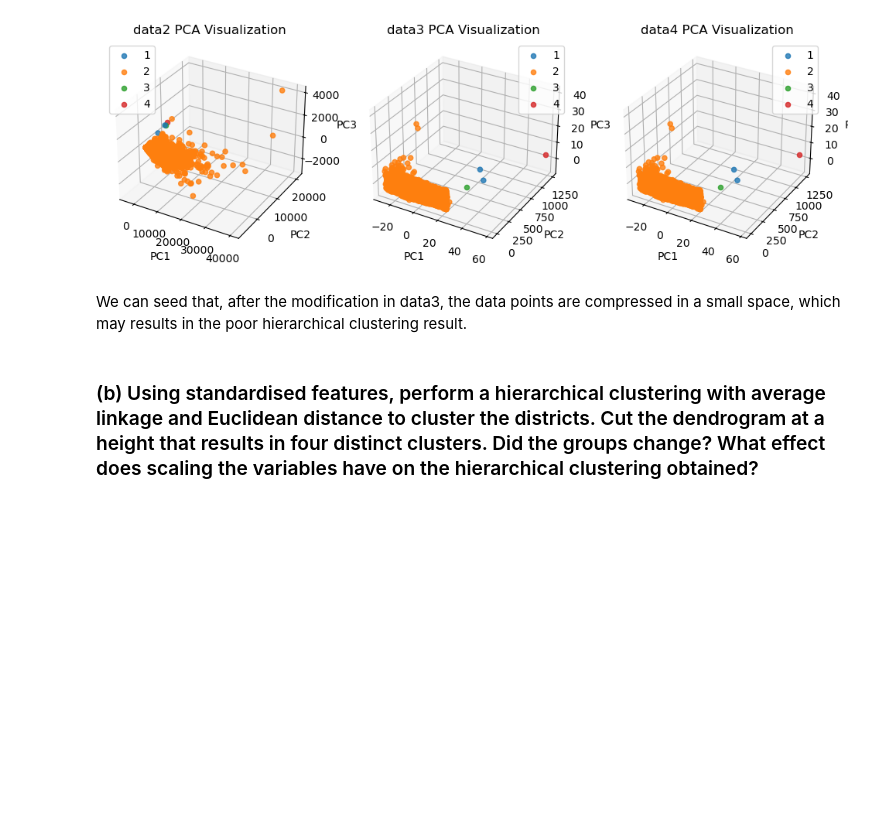
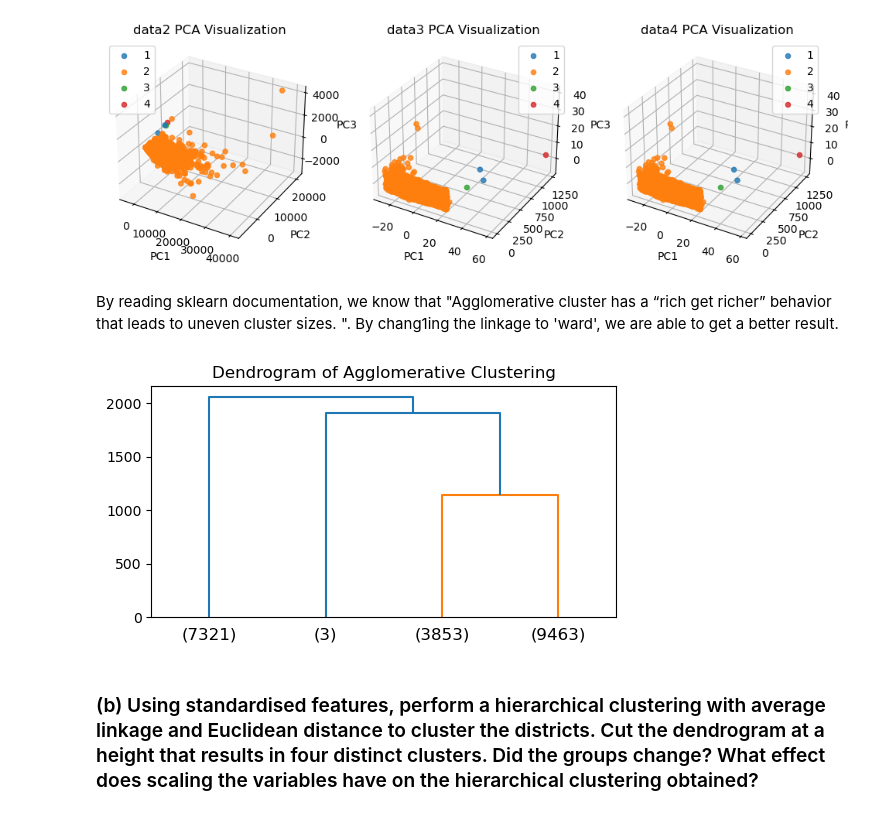
Before and after one commit to tommyjqliu/CITS5508-machine-learning, a Jupyter notebook: assig3_22962256.ipynb, the cells around one changed output. Cells and saved outputs as stored; diff of their text form; code cells hidden in the pictures; blank space fills up the shorter version.

```diff
--- a/assig3_22962256.ipynb
+++ b/assig3_22962256.ipynb
@@ -904,8 +906,17 @@ visualize_cluster(data3, cluster_a, (fig, 132), "data3 PCA Visualization")
 visualize_cluster(data4, cluster_a, (fig, 133), "data4 PCA Visualization")
 # %% [output]
 [figure]
-# %% [markdown]
-We can seed that, after the modification in data3, the data points are compressed in a small space, which may results in the poor hierarchical clustering result.
+# %% [markdown]
+By reading sklearn documentation, we know that "Agglomerative cluster has a “rich get richer” behavior that leads to uneven cluster sizes. ". By chang1ing the linkage to 'ward', we are able to get a better result.
+# %%
+Z_a_ward = linkage(data4, method="ward", metric="euclidean")
+
+plt.figure(figsize=(6,3))
+dendrogram(Z_a_ward, 4, "lastp")
+plt.title("Dendrogram of Agglomerative Clustering")
+plt.show()
+# %% [output]
+[figure, added]
 # %% [markdown]
 ### (b) Using standardised features, perform a hierarchical clustering with average linkage and Euclidean distance to cluster the districts. Cut the dendrogram at a height that results in four distinct clusters. Did the groups change? What effect does scaling the variables have on the hierarchical clustering obtained?
 # %%
```
Also changed, not shown: parts of 9 cells of this notebook, 2 other files.
